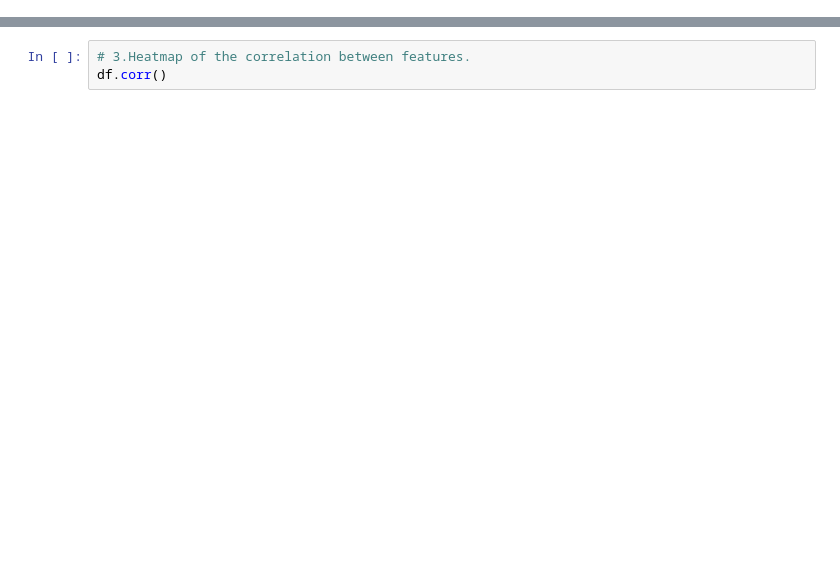
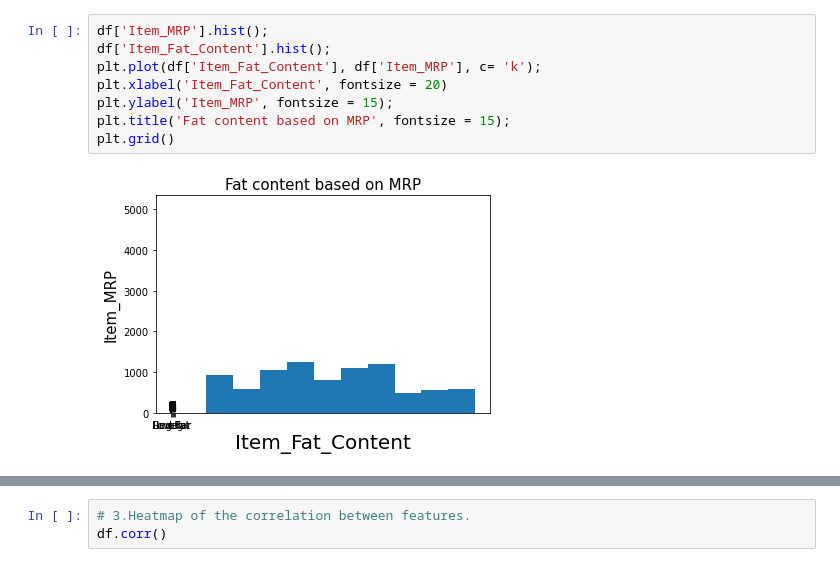
Before and after one commit to rajasreekalli/sales_predicions, a Jupyter notebook: Sales>pediction.4.ipynb, the cells around one changed output, grey strips where cells are left out. Drawn from its saved outputs; the diff is of its cells as text; blank space fills up the shorter version.

```diff
--- a/Sales>pediction.4.ipynb
+++ b/Sales>pediction.4.ipynb
@@ -47,0 +123,10 @@ df['Item_Outlet_Sales'].hist();
+# %%
+df['Item_MRP'].hist();
+df['Item_Fat_Content'].hist();
+plt.plot(df['Item_Fat_Content'], df['Item_MRP'], c= 'k');
+plt.xlabel('Item_Fat_Content', fontsize = 20)
+plt.ylabel('Item_MRP', fontsize = 15);
+plt.title('Fat content based on MRP', fontsize = 15);
+plt.grid()
+# %% [output]
+[figure, added]
```
Also changed, not shown: parts of 19 cells of this notebook.
